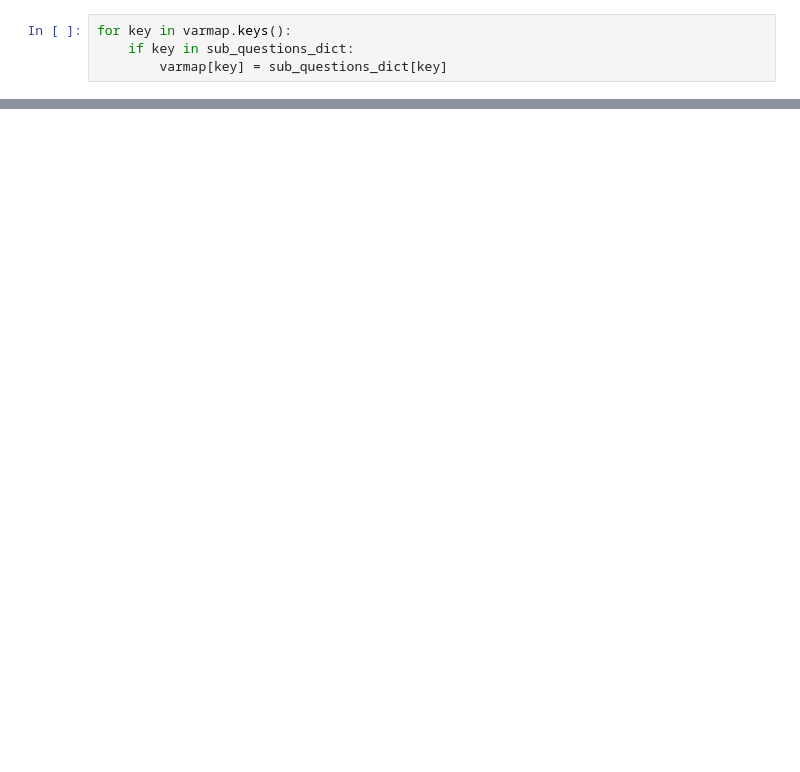
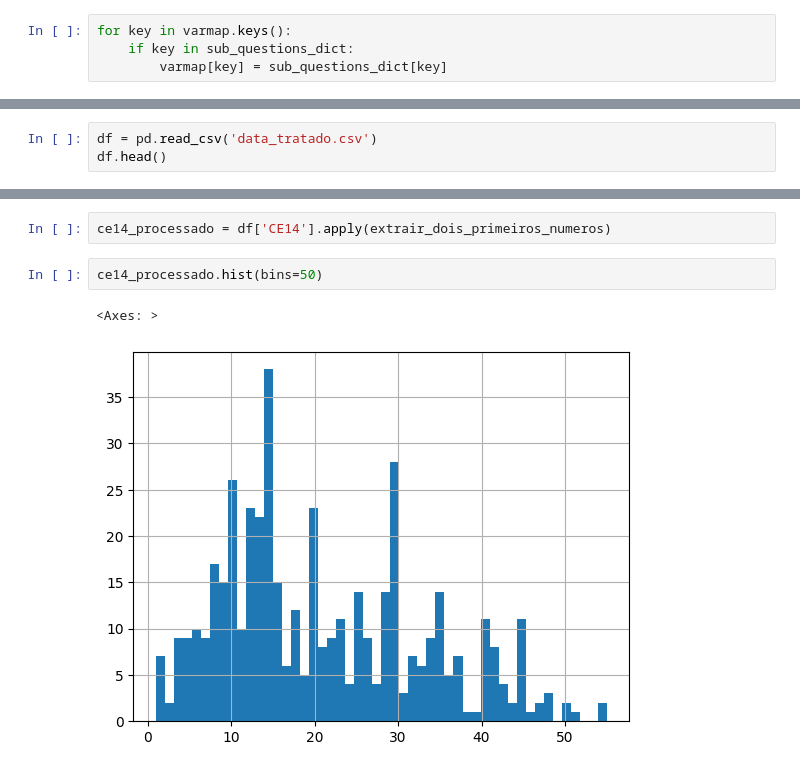
Before and after one commit to tbmpereira/dashboardpq, a Jupyter notebook: Preparação dos dados.ipynb, the cells around one changed output, grey strips where cells are left out. Saved outputs shown, nothing was run; the diff lists cells and outputs as text; blank space fills up the shorter version.

```diff
--- a/Preparação dos dados.ipynb
+++ b/Preparação dos dados.ipynb
@@ -104,0 +677,3 @@ data.to_csv('data_tratado.csv', index=False)
+# %%
+df = pd.read_csv('data_tratado.csv')
+df.head()
@@ -104,0 +733,7 @@ data.to_csv('data_tratado.csv', index=False)
+# %%
+ce14_processado = df['CE14'].apply(extrair_dois_primeiros_numeros)
+# %%
+ce14_processado.hist(bins=50)
+# %% [output]
+<Axes: >
+[figure, added]
```
Also changed, not shown: parts of 46 cells of this notebook, 9 other files.
